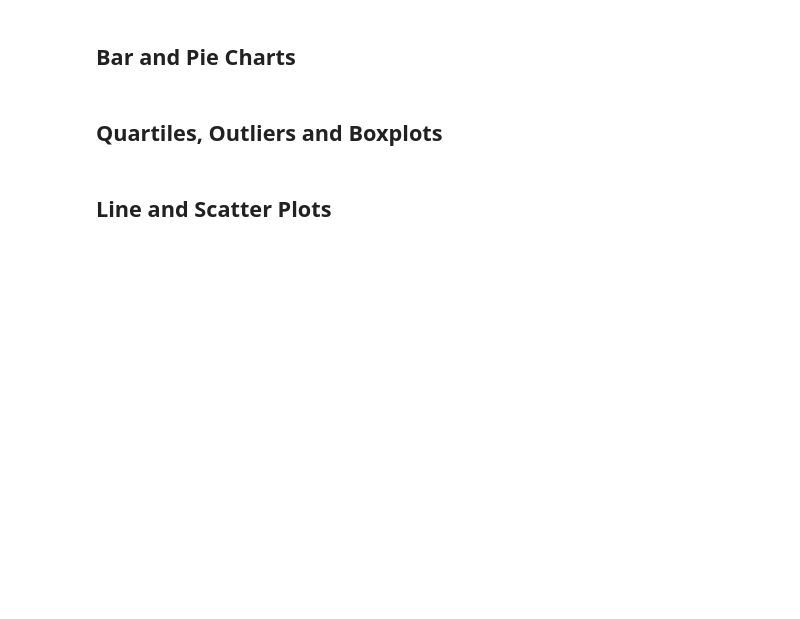
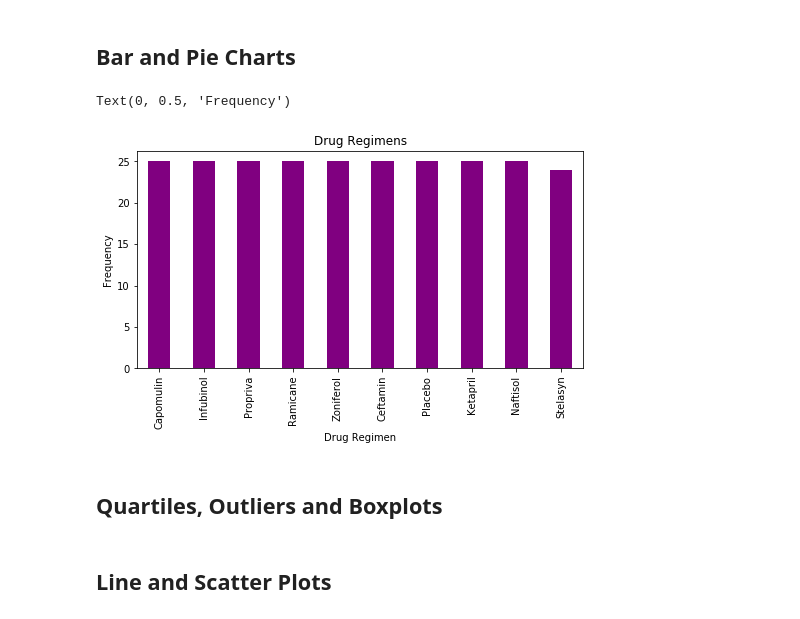
Before and after one commit to manny-p/matplotlib-challenge, a Jupyter notebook: Pymaceuticals/pymaceuticals_starter.ipynb, the cells around one changed output. Saved outputs shown, nothing was run; the diff lists cells and outputs as text; code cells hidden in the pictures; blank space fills up the shorter version.

Commit message:
generate summary statistics and bar plot using pandas

```diff
--- a/Pymaceuticals/pymaceuticals_starter.ipynb
+++ b/Pymaceuticals/pymaceuticals_starter.ipynb
@@ -133,6 +148,24 @@ memory usage: 17.5+ KB
 ## Bar and Pie Charts
 # %%
 # Generate a bar plot showing the total number of measurements taken on each drug regimen using pandas.
+f = 'data/Mouse_metadata.csv'
+d = pd.read_csv(f)
+df = pd.DataFrame(d)
+measurements = df['Drug Regimen'].value_counts().plot(
+    kind='bar',
+    title='Drug Regimens',
+    color='purple',
+    figsize=(8,4),
+)
+
+xlabel = 'Drug Regimen'
+ylabel = 'Frequency'
+
+measurements.set_xlabel(xlabel)
+measurements.set_ylabel(ylabel)
+# %% [output]
+Text(0, 0.5, 'Frequency')
+[figure, added]
 # %%
 # Generate a bar plot showing the total number of measurements taken on each drug regimen using pyplot.
 # %%
```
Also changed, not shown: parts of 2 cells of this notebook.
